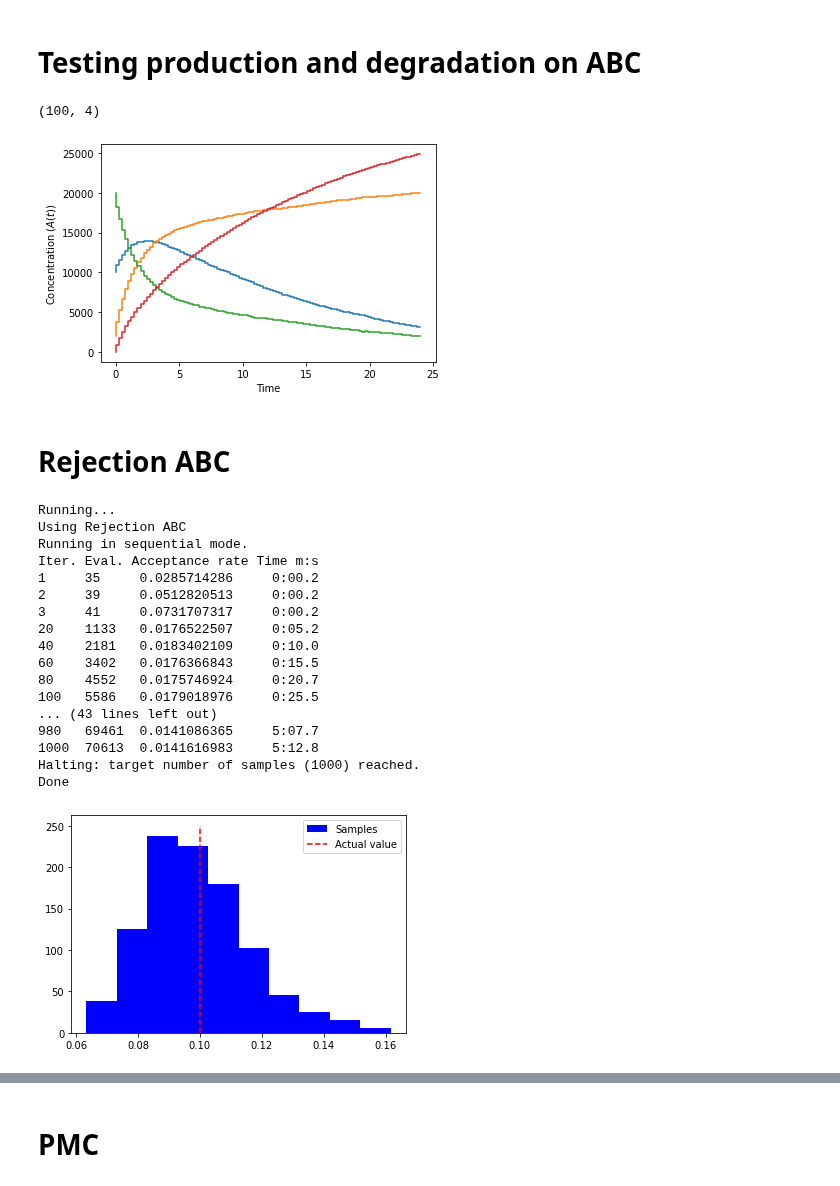
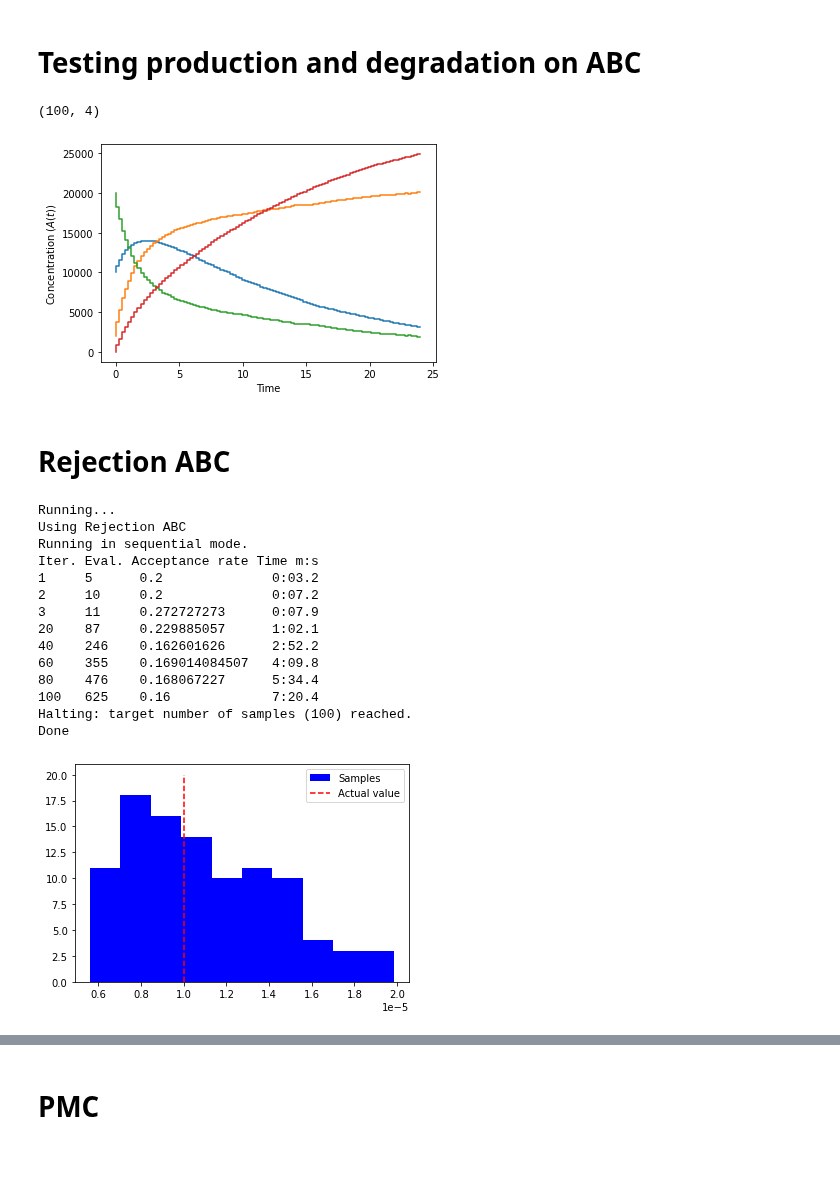
Before and after one commit to pints-team/pints, a Jupyter notebook: michaelis_menten.ipynb, the cells around one changed output, grey strips where cells are left out. Cells and saved outputs as stored; diff of their text form; code cells hidden in the pictures; blank space fills up the shorter version.

```diff
--- a/michaelis_menten.ipynb
+++ b/michaelis_menten.ipynb
@@ -21,7 +21,7 @@ print(values.shape)
 problem = pints.MultiOutputProblem(model, times, values)
 error_measure = pints.MeanSquaredError(problem)
 
-log_prior = pints.UniformLogPrior([0.0, 400], [0.3, 700])
+log_prior = pints.UniformLogPrior([5e-6, 0.05, 0.1], [2e-5, 0.3, 0.4])
 
 plt.step(times, values)
 plt.xlabel('Time')
@@ -29,17 +29,17 @@ plt.ylabel(r'Concentration ($A(t)$)')
 plt.show()
 # %% [output]
 (100, 4)
-[figure, old version]
+[figure, new version]
 # %% [markdown]
 # Rejection ABC
 # %%
 abc = pints.ABCController(error_measure, log_prior)
 
 # set threshold
-abc.sampler().set_threshold(30)
+abc.sampler().set_threshold(2e6)
 
 # set target number of samples
-abc.set_n_samples(1000)
+abc.set_n_samples(100)
 
 # log to screen
 abc.set_log_to_screen(True)
@@ -52,28 +52,25 @@ Running...
 Using Rejection ABC
 Running in sequential mode.
 Iter. Eval. Acceptance rate Time m:s
-1     35     0.0285714286     0:00.2
-2     39     0.0512820513     0:00.2
-3     41     0.0731707317     0:00.2
-20    1133   0.0176522507     0:05.2
-40    2181   0.0183402109     0:10.0
-60    3402   0.0176366843     0:15.5
-80    4552   0.0175746924     0:20.7
-100   5586   0.0179018976     0:25.5
-... (43 lines left out)
-980   69461  0.0141086365     5:07.7
-1000  70613  0.0141616983     5:12.8
-Halting: target number of samples (1000) reached.
+1     5      0.2              0:03.2
+2     10     0.2              0:07.2
+3     11     0.272727273      0:07.9
+20    87     0.229885057      1:02.1
+40    246    0.162601626      2:52.2
+60    355    0.169014084507   4:09.8
+80    476    0.168067227      5:34.4
+100   625    0.16             7:20.4
+Halting: target number of samples (100) reached.
 Done
 # %%
 samples_flat = np.array([item for sublist in samples for item in sublist])
 
 # print(samples_flat[:])
 plt.hist(samples_flat[:,0], color="blue", label="Samples")
-plt.vlines(x=0.1, linestyles='dashed', ymin=0, ymax=250, label="Actual value", color="red")
+plt.vlines(x=1e-5, linestyles='dashed', ymin=0, ymax=20, label="Actual value", color="red")
 plt.legend()
 plt.show()
 # %% [output]
-[figure, old version]
+[figure, new version]
 # %%
 plt.hist(samples_flat[:,1], color="blue", label="Samples")
```
Also changed, not shown: parts of 3 cells of this notebook.
